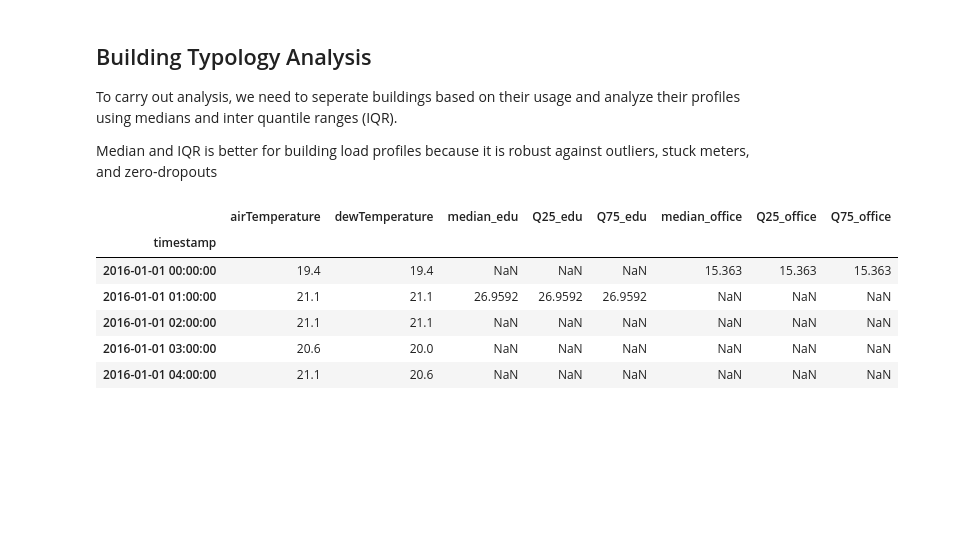
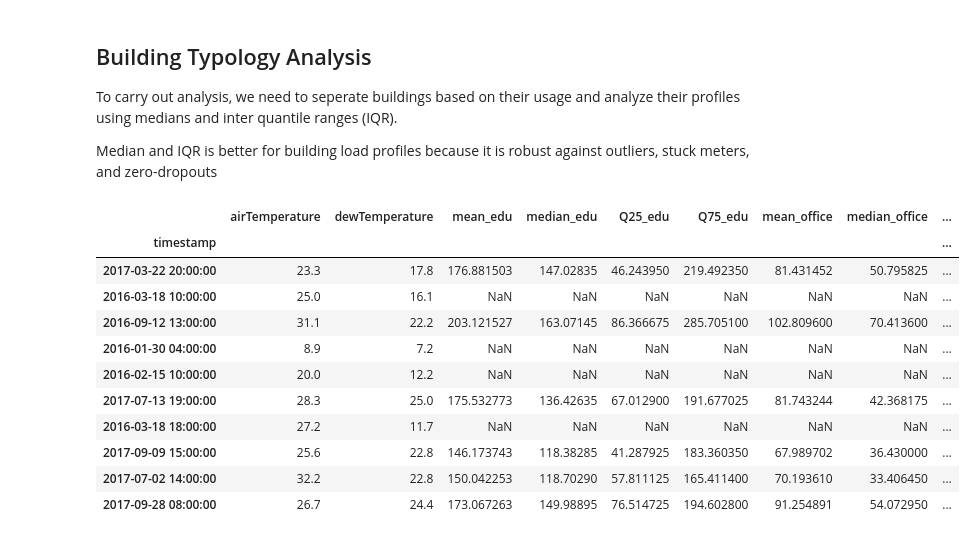
Before and after one commit to danieluyere/Data-Analysis-Practice, a Jupyter notebook: Building-Data-Genome-Project/1-data-analysis.ipynb, the cells around one changed output. Cells and saved outputs as stored; diff of their text form; code cells hidden in the pictures; blank space fills up the shorter version.

Commit message:
add mean of office and edu buildings

```diff
--- a/Building-Data-Genome-Project/1-data-analysis.ipynb
+++ b/Building-Data-Genome-Project/1-data-analysis.ipynb
@@ -168,31 +168,38 @@ Median and IQR is better for building load profiles because it is robust against
 # %%
 edu_cols = main_df.filter(regex=r'education').columns
 office_cols = main_df.filter(regex=r'office').columns
 
-# calculate hourly load profile for each building type using median and IQR
+# calculate hourly load profile for each building type using mean, median and IQR
 # 1. education building
+main_df['mean_edu'] = main_df[edu_cols].mean(axis=1)
 main_df['median_edu'] = main_df[edu_cols].median(axis=1)
 main_df['Q25_edu'] = main_df[edu_cols].quantile(0.25, axis=1)
 main_df['Q75_edu'] = main_df[edu_cols].quantile(0.75, axis=1)
 
 # 2. office building
+main_df['mean_office'] = main_df[office_cols].mean(axis=1)
 main_df['median_office'] = main_df[office_cols].median(axis=1)
 main_df['Q25_office'] = main_df[office_cols].quantile(0.25, axis=1)
 main_df['Q75_office'] = main_df[office_cols].quantile(0.75, axis=1)
 
 feature_cols = [
-    'airTemperature', 'dewTemperature',
-    'median_edu', 'Q25_edu', 'Q75_edu',
+    'airTemperature', 'dewTemperature', 'mean_edu',
+    'median_edu', 'Q25_edu', 'Q75_edu', 'mean_office',
     'median_office', 'Q25_office', 'Q75_office'
 ]
 
 analysis_df = main_df[feature_cols].copy()
-analysis_df.head()
+analysis_df.sample(10)
 # %% [output]
-|  | airTemperature | dewTemperature | median_edu | Q25_edu | Q75_edu | median_office | Q25_office | Q75_office |
-| timestamp |  |  |  |  |  |  |  |  |
-| 2016-01-01 00:00:00 | 19.4 | 19.4 | NaN | NaN | NaN | 15.363 | 15.363 | 15.363 |
-| 2016-01-01 01:00:00 | 21.1 | 21.1 | 26.9592 | 26.9592 | 26.9592 | NaN | NaN | NaN |
-| 2016-01-01 02:00:00 | 21.1 | 21.1 | NaN | NaN | NaN | NaN | NaN | NaN |
-| 2016-01-01 03:00:00 | 20.6 | 20.0 | NaN | NaN | NaN | NaN | NaN | NaN |
-| 2016-01-01 04:00:00 | 21.1 | 20.6 | NaN | NaN | NaN | NaN | NaN | NaN |
+|  | airTemperature | dewTemperature | mean_edu | median_edu | Q25_edu | Q75_edu | mean_office | median_office | ... |
+| timestamp |  |  |  |  |  |  |  |  | ... |
+| 2017-03-22 20:00:00 | 23.3 | 17.8 | 176.881503 | 147.02835 | 46.243950 | 219.492350 | 81.431452 | 50.795825 | ... |
+| 2016-03-18 10:00:00 | 25.0 | 16.1 | NaN | NaN | NaN | NaN | NaN | NaN | ... |
+| 2016-09-12 13:00:00 | 31.1 | 22.2 | 203.121527 | 163.07145 | 86.366675 | 285.705100 | 102.809600 | 70.413600 | ... |
+| 2016-01-30 04:00:00 | 8.9 | 7.2 | NaN | NaN | NaN | NaN | NaN | NaN | ... |
+| 2016-02-15 10:00:00 | 20.0 | 12.2 | NaN | NaN | NaN | NaN | NaN | NaN | ... |
+| 2017-07-13 19:00:00 | 28.3 | 25.0 | 175.532773 | 136.42635 | 67.012900 | 191.677025 | 81.743244 | 42.368175 | ... |
+| 2016-03-18 18:00:00 | 27.2 | 11.7 | NaN | NaN | NaN | NaN | NaN | NaN | ... |
+| 2017-09-09 15:00:00 | 25.6 | 22.8 | 146.173743 | 118.38285 | 41.287925 | 183.360350 | 67.989702 | 36.430000 | ... |
+| 2017-07-02 14:00:00 | 32.2 | 22.8 | 150.042253 | 118.70290 | 57.811125 | 165.411400 | 70.193610 | 33.406450 | ... |
+| 2017-09-28 08:00:00 | 26.7 | 24.4 | 173.067263 | 149.98895 | 76.514725 | 194.602800 | 91.254891 | 54.072950 | ... |
```
